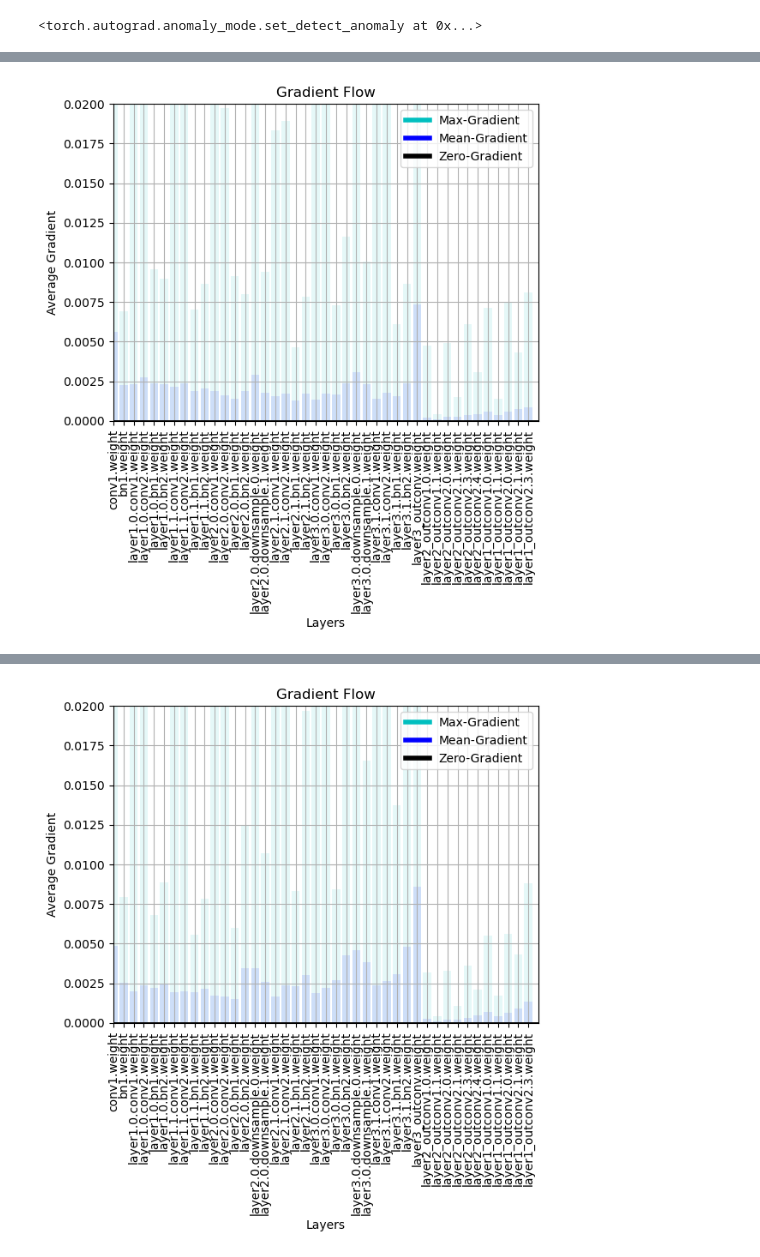
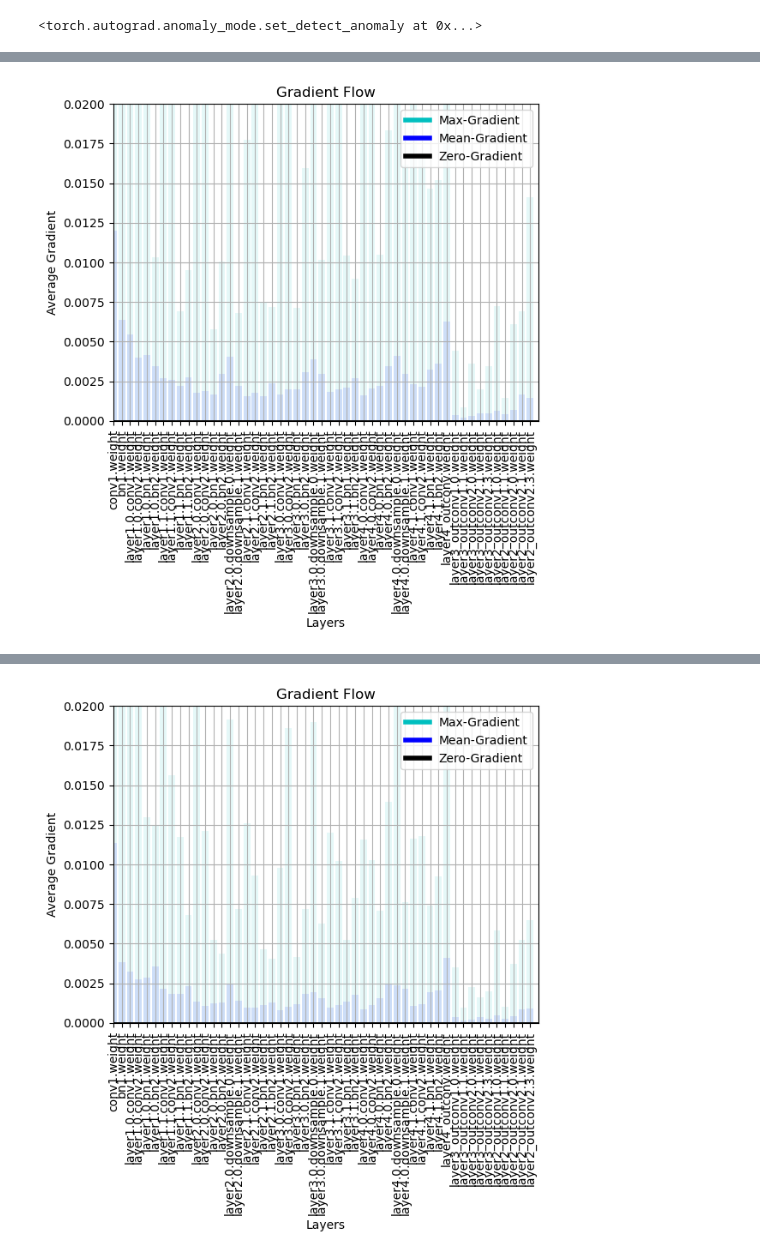
Before and after one commit to rorinr/HyperBrain, a Jupyter notebook: notebooks/training/training.ipynb, the cells around one changed output, grey strips where cells are left out. Saved outputs shown, nothing was run; the diff lists cells and outputs as text; code cells hidden in the pictures.

```diff
--- a/notebooks/training/training.ipynb
+++ b/notebooks/training/training.ipynb
@@ -25,9 +25,10 @@ torch.autograd.set_detect_anomaly(False)
 # %% [output]
 <torch.autograd.anomaly_mode.set_detect_anomaly at 0x...>
 # %%
-crop_size = 480
-transformation_threshold = 0.3
-patch_size = 8
+crop_size = 640
+affine_transformation_range = 0.3
+perspective_transformation_range = 0.0001
+patch_size = 16
 max_translation_shift = 50
 fine_height_width = (crop_size//patch_size)*4
 coarse_height_width = crop_size//patch_size
@@ -37,7 +38,8 @@ use_train_data = True
 dataset_train = BrainDataset(
     images_directory=images_directory,
     train=use_train_data,
-    transformation_threshold=transformation_threshold,
+    affine_transformation_range=affine_transformation_range,
+    perspective_transformation_range=perspective_transformation_range,
     crop_size=crop_size,
     patch_size=patch_size,
     max_translation_shift=max_translation_shift,
@@ -47,7 +49,7 @@ dataset_train = BrainDataset(
 # %%
 from source.datasets.brain_dataset import collate_fn
 # %%
-batch_size = 1
+batch_size = 2
 
 dataloader_train = DataLoader(
     dataset=dataset_train,
@@ -59,7 +61,7 @@ dataloader_train = DataLoader(
 )
 # %%
 learning_rate = 0.0007
-weight_decay = 0.001
+weight_decay = 0.0015
 use_coarse_context = False
 clamp_predictions = True
 use_l2_with_standard_deviation = False
@@ -70,10 +72,10 @@ temperature = (
 device = "cuda" if torch.cuda.is_available() else "cpu"
 # block_dimensions_8_2 = [96, 128, 192]
 # block_dimensions_16_4 = [64, 96, 128, 192]
-block_dimensions = [96, 128, 192]
-fine_feature_size = block_dimensions[0]  # 1 for 16_4, 0 for 8_2
+block_dimensions = [64, 96, 128, 192]
+fine_feature_size = block_dimensions[1]  # 1 for 16_4, 0 for 8_2
 coarse_feature_size = block_dimensions[-1]
-backbone = ResNetFPN_8_2(block_dimensions=block_dimensions).to(device=device)
+backbone = ResNetFPN_16_4(block_dimensions=block_dimensions).to(device=device)
 
 positional_encoding = PositionalEncoding(coarse_feature_size).to(device=device)
 
@@ -110,15 +112,15 @@ coarse_loss_history = []
 fine_loss_history = []
 loss_hist_test = []
 # %%
-coarse_loss = "cross_entropy"
-alpha = 0.45
+coarse_loss = "official_focal"
+alpha = 0.55
 gamma = 2
 fine_loss = "l2_std" if use_l2_with_standard_deviation else "l2"
 # %%
 seen_datapoints = 0
 # %%
-print_frequency = 1
-epochs = 5
+print_frequency = 10
+epochs = 200
 
 for epoch in range(epochs):
     epoch_start_time = time.time()
@@ -208,6 +210,14 @@ for epoch in range(epochs):
                 gamma=gamma,
             )
 
+        elif coarse_loss == "official_focal":
+            coarse_loss_value = coarse_official_focal_loss(
+                predicted_confidence=coarse_matches["confidence_matrix"],
+                ground_truth_confidence=match_matrix,
+                alpha=alpha,
+                gamma=gamma,
+            )
+
         elif coarse_loss == "cross_entropy":
             coarse_loss_value = coarse_cross_entropy_loss(
                 predicted_confidence=coarse_matches["confidence_matrix"],
@@ -259 +269 @@ Epoch: 0, Duration: 14.27 sec, Latest Coarse Loss: 12.9299, Latest Fine Loss: 0.
-[figure, old version]
+[figure, new version]
@@ -261 +271 @@ Epoch: 1, Duration: 11.69 sec, Latest Coarse Loss: 12.6137, Latest Fine Loss: 0.
-[figure, old version]
+[figure, new version]
```
Also changed, not shown: parts of 6 cells of this notebook, 24 other files.
